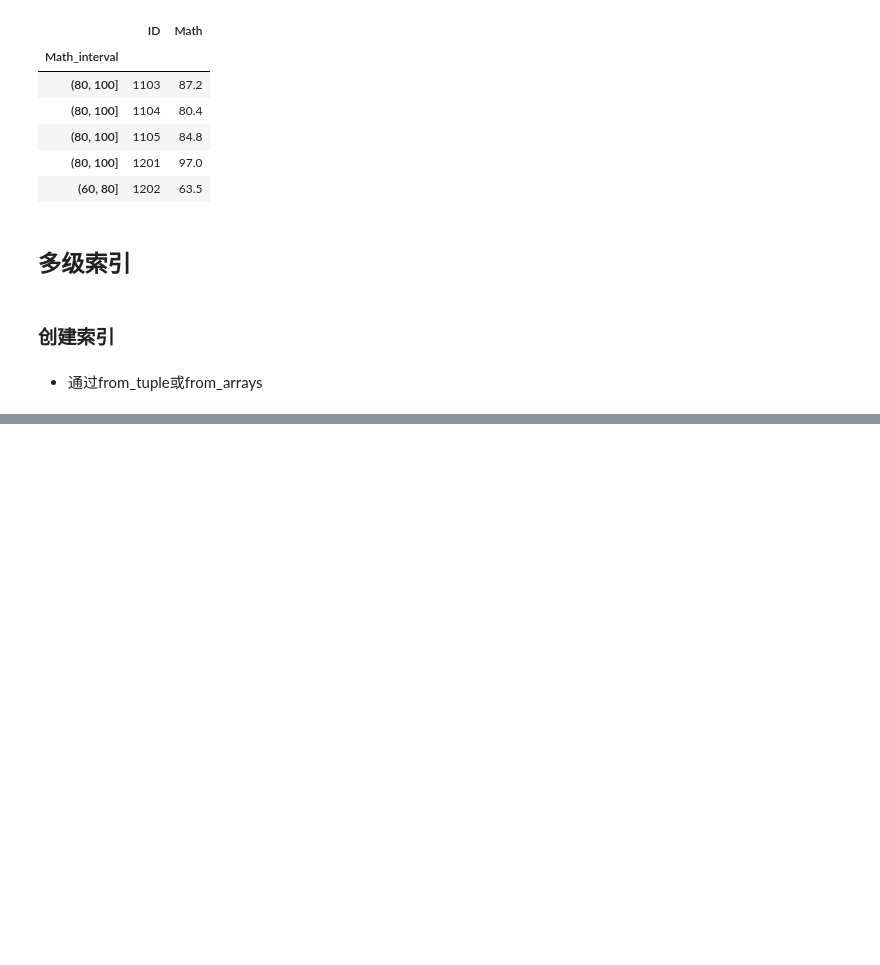
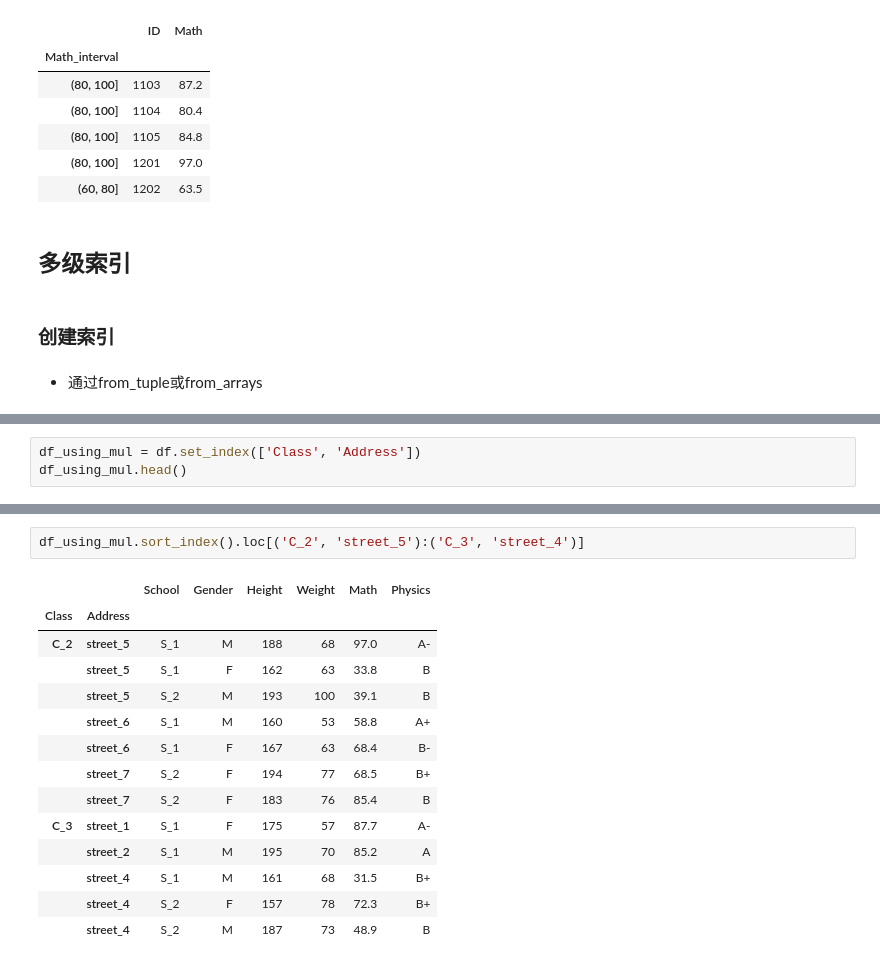
Before and after one commit to macnversion/python3, a Jupyter notebook: python3_books/pandas学习/pandas基础.ipynb, the cells around one changed output, grey strips where cells are left out. Drawn from its saved outputs; the diff is of its cells as text; blank space fills up the shorter version.

```diff
--- a/python3_books/pandas学习/pandas基础.ipynb
+++ b/python3_books/pandas学习/pandas基础.ipynb
@@ -409,0 +457,3 @@ MultiIndex([('A', 'a'),
+# %%
+df_using_mul = df.set_index(['Class', 'Address'])
+df_using_mul.head()
@@ -409,0 +479,17 @@ MultiIndex([('A', 'a'),
+# %%
+df_using_mul.sort_index().loc[('C_2', 'street_5'):('C_3', 'street_4')]
+# %% [output]
+|  |  | School | Gender | Height | Weight | Math | Physics |
+| Class | Address |  |  |  |  |  |  |
+| C_2 | street_5 | S_1 | M | 188 | 68 | 97.0 | A- |
+|  | street_5 | S_1 | F | 162 | 63 | 33.8 | B |
+|  | street_5 | S_2 | M | 193 | 100 | 39.1 | B |
+|  | street_6 | S_1 | M | 160 | 53 | 58.8 | A+ |
+|  | street_6 | S_1 | F | 167 | 63 | 68.4 | B- |
+|  | street_7 | S_2 | F | 194 | 77 | 68.5 | B+ |
+|  | street_7 | S_2 | F | 183 | 76 | 85.4 | B |
+| C_3 | street_1 | S_1 | F | 175 | 57 | 87.7 | A- |
+|  | street_2 | S_1 | M | 195 | 70 | 85.2 | A |
+|  | street_4 | S_1 | M | 161 | 68 | 31.5 | B+ |
+|  | street_4 | S_2 | F | 157 | 78 | 72.3 | B+ |
+|  | street_4 | S_2 | M | 187 | 73 | 48.9 | B |
```
Also changed, not shown: parts of 20 cells of this notebook.
